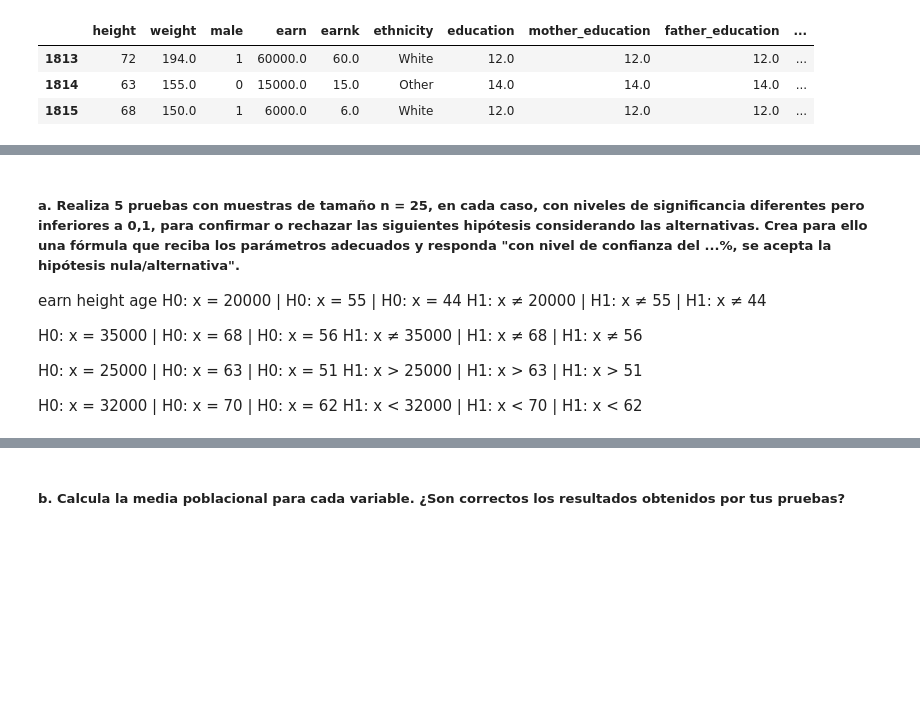
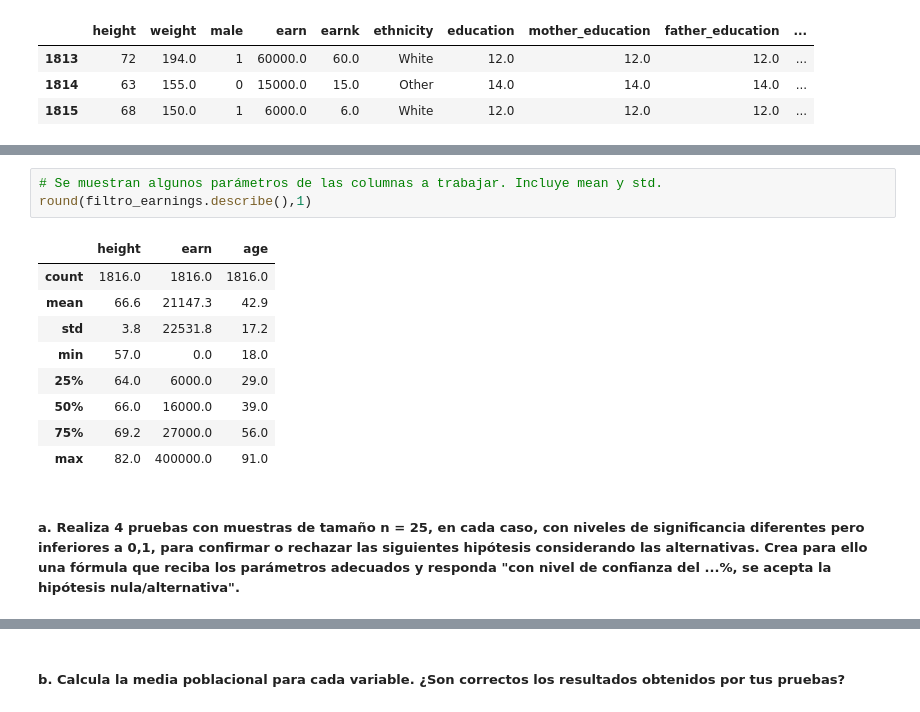
Before and after one commit to santoleal/data_science_homework, a Jupyter notebook: 4.ESTADISTICA PYTHON/DESAFIO5/Desafío 5 - Inferencia e Hipótesis g93.ipynb, the cells around one changed output, grey strips where cells are left out. Drawn from its saved outputs; the diff is of its cells as text; blank space fills up the shorter version.

```diff
--- a/4.ESTADISTICA PYTHON/DESAFIO5/Desafío 5 - Inferencia e Hipótesis g93.ipynb
+++ b/4.ESTADISTICA PYTHON/DESAFIO5/Desafío 5 - Inferencia e Hipótesis g93.ipynb
@@ -110,15 +89,15 @@ Allí se puede ver el cuadro síntesis de nuestra  "polación completa", a tener
+# %%
+# Se muestran algunos parámetros de las columnas a trabajar. Incluye mean y std.
+round(filtro_earnings.describe(),1)
+# %% [output]
+|  | height | earn | age |
+| count | 1816.0 | 1816.0 | 1816.0 |
+| mean | 66.6 | 21147.3 | 42.9 |
+| std | 3.8 | 22531.8 | 17.2 |
+| min | 57.0 | 0.0 | 18.0 |
+| 25% | 64.0 | 6000.0 | 29.0 |
+| 50% | 66.0 | 16000.0 | 39.0 |
+| 75% | 69.2 | 27000.0 | 56.0 |
+| max | 82.0 | 400000.0 | 91.0 |
 # %% [markdown]
-##### a. Realiza 5 pruebas con muestras de tamaño n = 25, en cada caso, con niveles de significancia diferentes pero inferiores a 0,1, para confirmar o rechazar las siguientes hipótesis considerando las alternativas. Crea para ello una fórmula que reciba los parámetros adecuados y responda "con nivel de confianza del ...%, se acepta la hipótesis nula/alternativa".
-
-earn                        height                  age
-H0: x = 20000        |       H0: x = 55       |       H0: x = 44
-H1: x ≠ 20000        |       H1: x ≠ 55       |       H1: x ≠ 44
-
-H0: x = 35000        |       H0: x = 68        |      H0: x = 56
-H1: x ≠ 35000        |       H1: x ≠ 68        |      H1: x ≠ 56
-
-H0: x = 25000        |       H0: x = 63        |      H0: x = 51
-H1: x > 25000        |       H1: x > 63        |      H1: x > 51
-
-H0: x = 32000        |       H0: x = 70        |      H0: x = 62
-H1: x < 32000        |       H1: x < 70        |      H1: x < 62
+##### a. Realiza 4 pruebas con muestras de tamaño n = 25, en cada caso, con niveles de significancia diferentes pero inferiores a 0,1, para confirmar o rechazar las siguientes hipótesis considerando las alternativas. Crea para ello una fórmula que reciba los parámetros adecuados y responda "con nivel de confianza del ...%, se acepta la hipótesis nula/alternativa".
```
Also changed, not shown: parts of 36 cells of this notebook.
